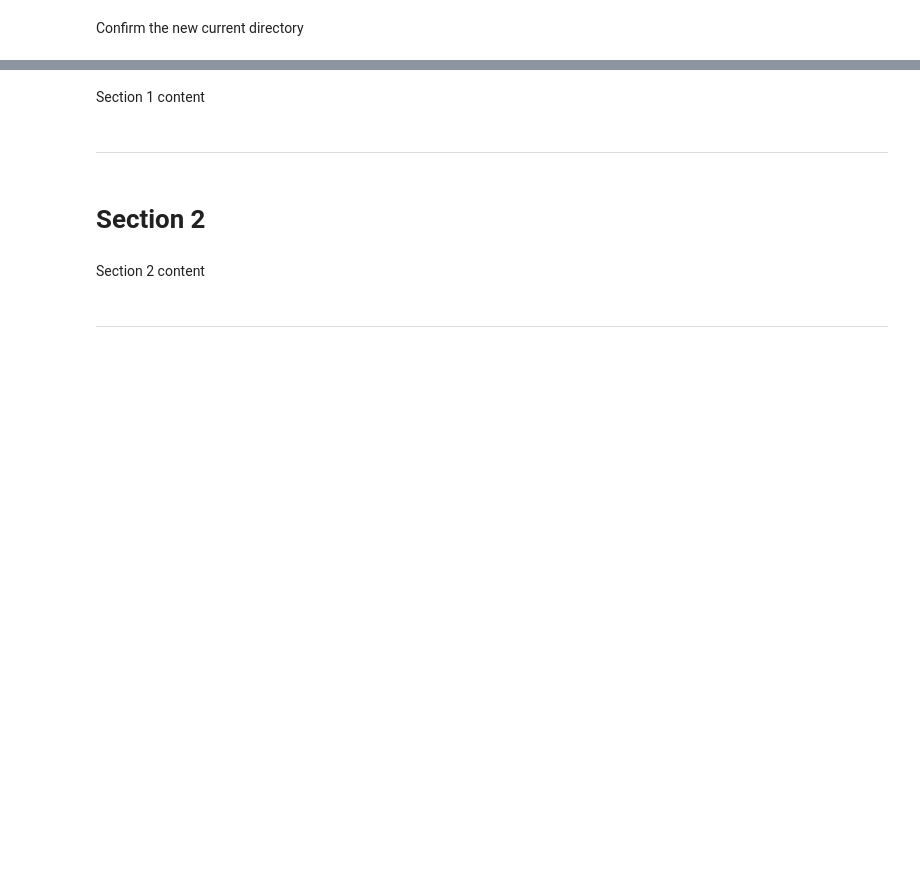
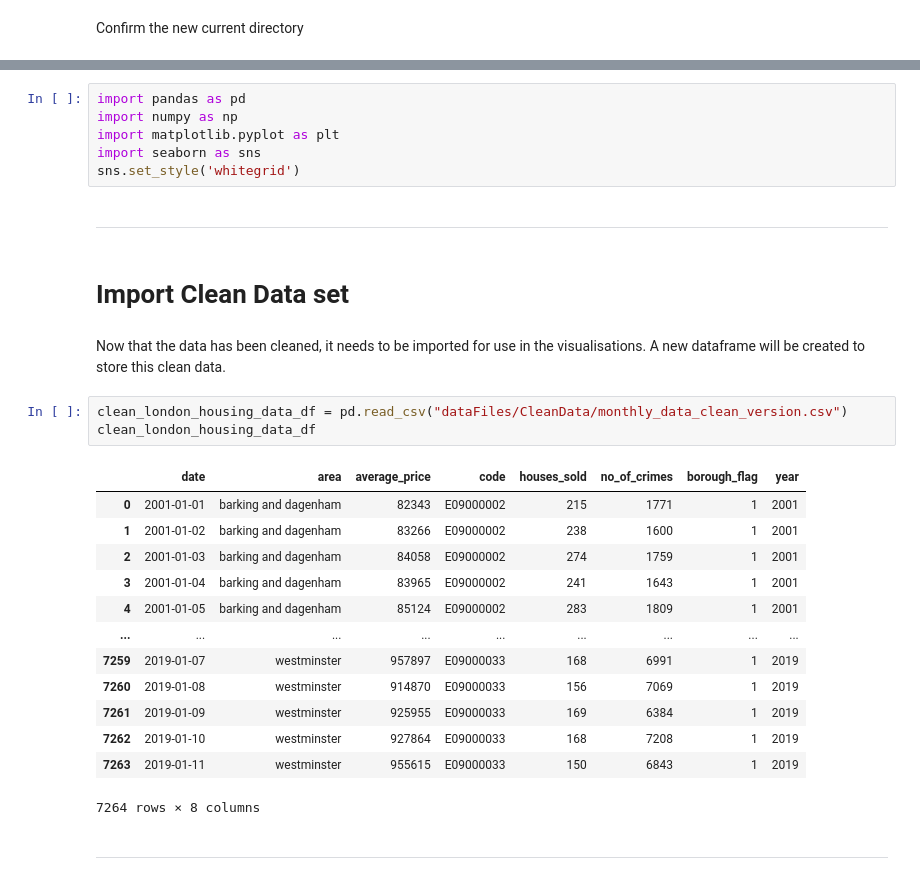
Before and after one commit to naqashb7/london_housing_analysis_project, a Jupyter notebook: jupyter_notebooks/Visualisations.ipynb, the cells around one changed output, grey strips where cells are left out. Cells and saved outputs as stored; diff of their text form; blank space fills up the shorter version.

```diff
--- a/jupyter_notebooks/Visualisations.ipynb
+++ b/jupyter_notebooks/Visualisations.ipynb
@@ -46,10 +50,31 @@ current_dir
-# %% [markdown]
-Section 1 content
+# %%
+import pandas as pd
+import numpy as np
+import matplotlib.pyplot as plt
+import seaborn as sns
+sns.set_style('whitegrid')
 # %% [markdown]
 ---
 # %% [markdown]
-# Section 2
+# Import Clean Data set
 # %% [markdown]
-Section 2 content
+Now that the data has been cleaned, it needs to be imported for use in the visualisations. A new dataframe will be created to store this clean data.
+# %%
+clean_london_housing_data_df = pd.read_csv("dataFiles/CleanData/monthly_data_clean_version.csv")
+clean_london_housing_data_df
+# %% [output]
+|  | date | area | average_price | code | houses_sold | no_of_crimes | borough_flag | year |
+| 0 | 2001-01-01 | barking and dagenham | 82343 | E09000002 | 215 | 1771 | 1 | 2001 |
+| 1 | 2001-01-02 | barking and dagenham | 83266 | E09000002 | 238 | 1600 | 1 | 2001 |
+| 2 | 2001-01-03 | barking and dagenham | 84058 | E09000002 | 274 | 1759 | 1 | 2001 |
+| 3 | 2001-01-04 | barking and dagenham | 83965 | E09000002 | 241 | 1643 | 1 | 2001 |
+| 4 | 2001-01-05 | barking and dagenham | 85124 | E09000002 | 283 | 1809 | 1 | 2001 |
+| ... | ... | ... | ... | ... | ... | ... | ... | ... |
+| 7259 | 2019-01-07 | westminster | 957897 | E09000033 | 168 | 6991 | 1 | 2019 |
+| 7260 | 2019-01-08 | westminster | 914870 | E09000033 | 156 | 7069 | 1 | 2019 |
+| 7261 | 2019-01-09 | westminster | 925955 | E09000033 | 169 | 6384 | 1 | 2019 |
+| 7262 | 2019-01-10 | westminster | 927864 | E09000033 | 168 | 7208 | 1 | 2019 |
+| 7263 | 2019-01-11 | westminster | 955615 | E09000033 | 150 | 6843 | 1 | 2019 |
+7264 rows × 8 columns
 # %% [markdown]
 ---
```
Also changed, not shown: parts of 21 cells of this notebook, 1 other file.
